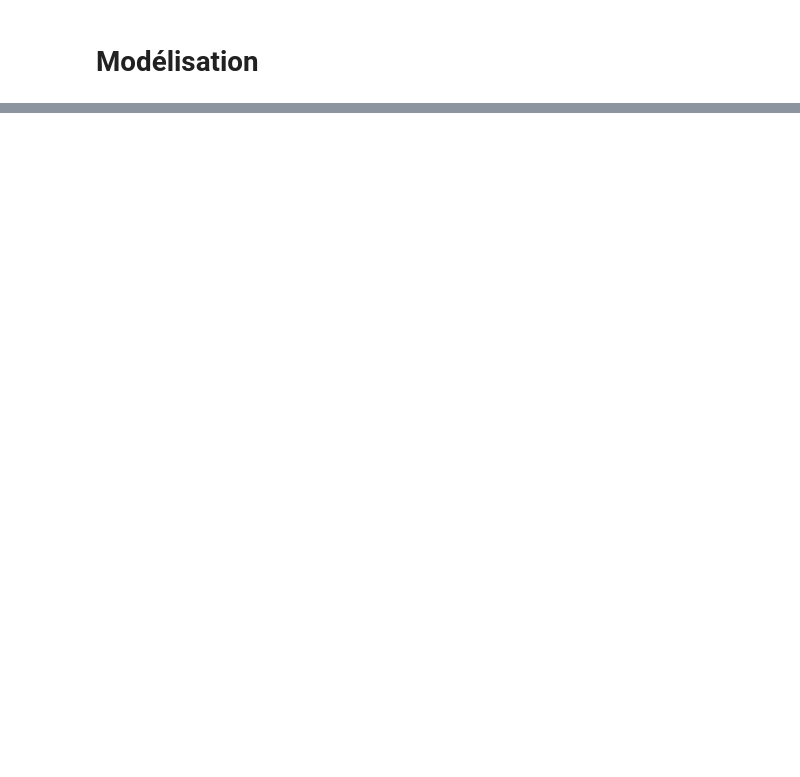
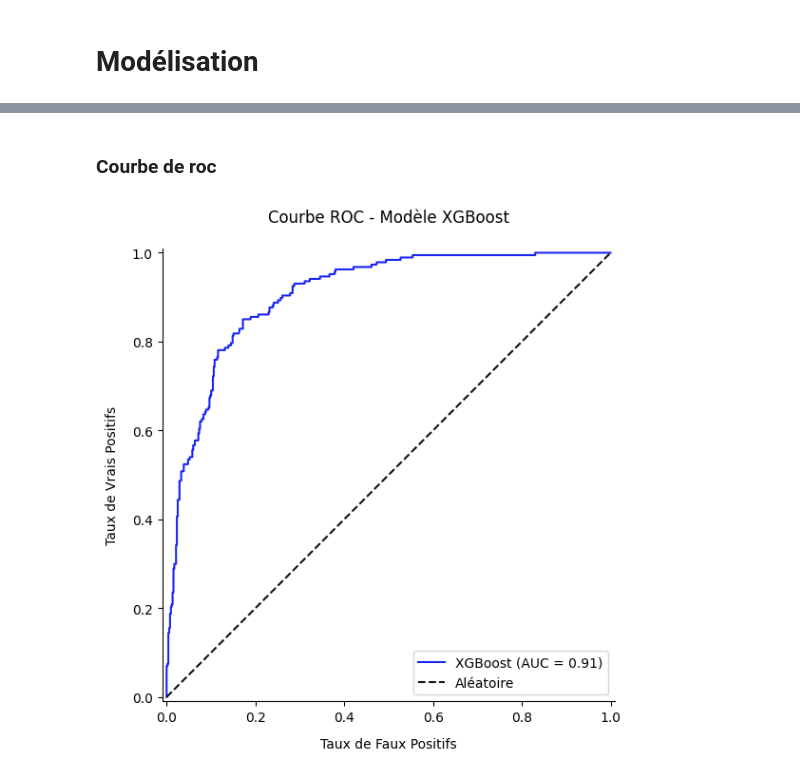
Before and after one commit to LarrySANDJO/ML_CHURN_PROJECT, a Jupyter notebook: MODELES/MODELISATION.ipynb, the cells around one changed output, grey strips where cells are left out. Drawn from its saved outputs; the diff is of its cells as text; code cells hidden in the pictures; blank space fills up the shorter version.

```diff
--- a/MODELES/MODELISATION.ipynb
+++ b/MODELES/MODELISATION.ipynb
@@ -836,0 +1146,22 @@ Tunning des hyperparamètres
+# %% [markdown]
+### Courbe de roc
+# %%
+# Calcul des prédictions
+y_proba = best_xgb_pipeline.predict_proba(X_test)[:, 1]
+y_pred = (y_proba >= 0.38).astype(int)
+
+plt.figure(figsize=(8, 6))
+ax = plt.gca()
+RocCurveDisplay.from_estimator(best_xgb_pipeline, X_test, y_test,  name='XGBoost',
+                             color="#1924f5", ax=ax)
+plt.plot([0, 1], [0, 1], 'k--', label='Aléatoire')
+plt.title('Courbe ROC - Modèle XGBoost', pad=20)
+plt.xlabel('Taux de Faux Positifs', labelpad=10)
+plt.ylabel('Taux de Vrais Positifs', labelpad=10)
+plt.legend(loc='lower right')
+sns.despine()
+plt.tight_layout()
+plt.savefig(Path(MODEL_DIR, 'roc_curve.png'), dpi=300)
+plt.show()
+# %% [output]
+[figure, added]
```
Also changed, not shown: parts of 99 cells of this notebook, 11 other files.
